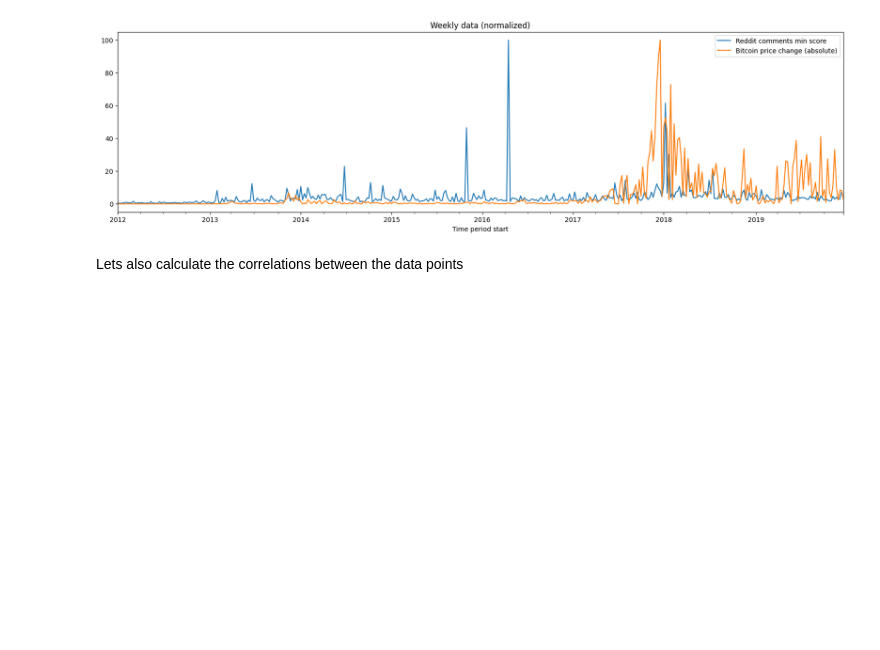
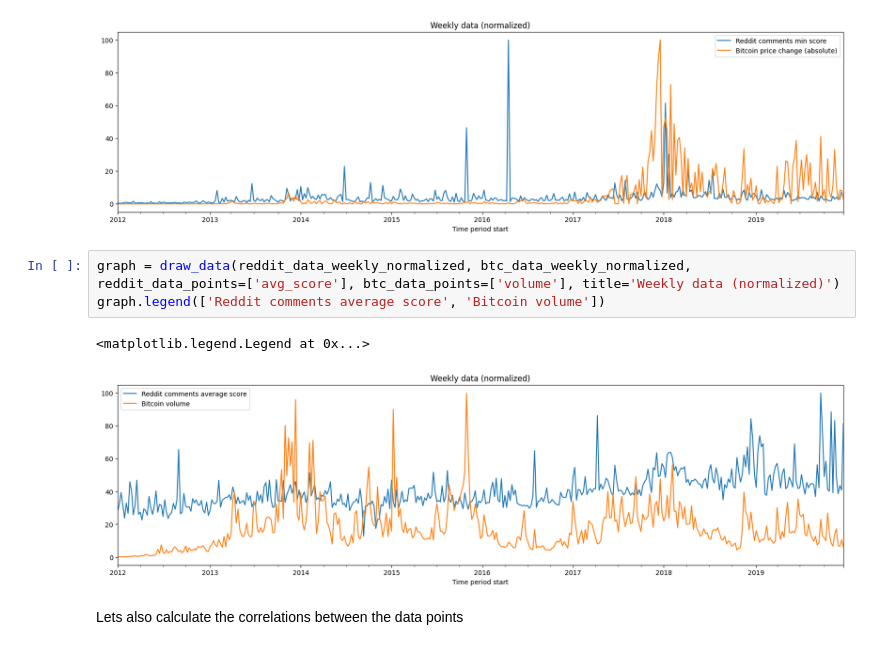
Before and after one commit to BraitLehepuu/RedditBitcoinAnalysis, a Jupyter notebook: Analysis/Price_Score_Relation.ipynb, the cells around one changed output. Cells and saved outputs as stored; diff of their text form; blank space fills up the shorter version.

Commit message:
Added new graph

```diff
--- a/Analysis/Price_Score_Relation.ipynb
+++ b/Analysis/Price_Score_Relation.ipynb
@@ -117,6 +117,12 @@ graph.legend(['Reddit comments min score', 'Bitcoin price change (absolute)'])
 # %% [output]
 <matplotlib.legend.Legend at 0x...>
 [figure]
+# %%
+graph = draw_data(reddit_data_weekly_normalized, btc_data_weekly_normalized, reddit_data_points=['avg_score'], btc_data_points=['volume'], title='Weekly data (normalized)')
+graph.legend(['Reddit comments average score', 'Bitcoin volume'])
+# %% [output]
+<matplotlib.legend.Legend at 0x...>
+[figure, added]
 # %% [markdown]
 Lets also calculate the correlations between the data points
 # %%
```
